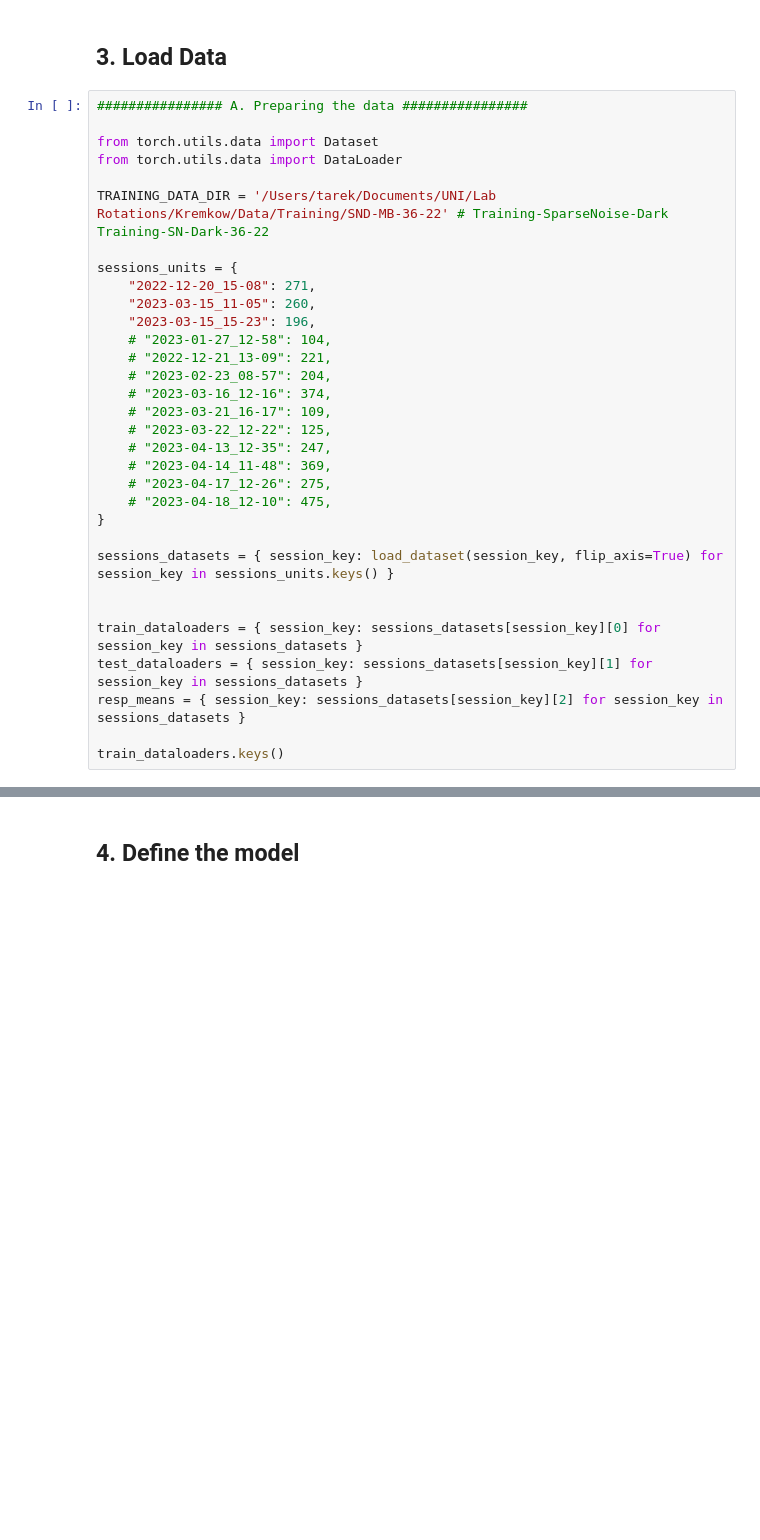
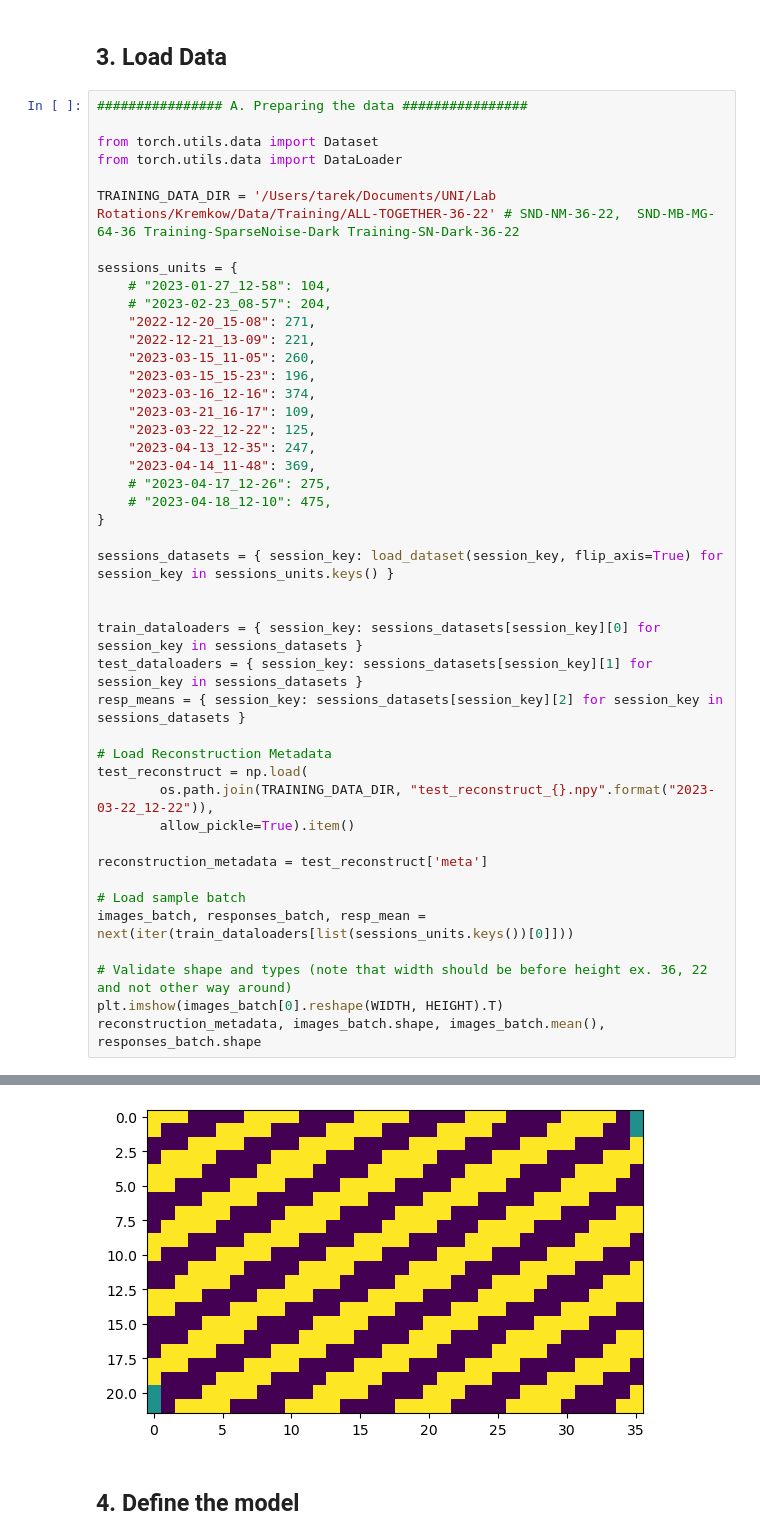
Before and after one commit to ahmedtarek-/neuropixel-predictor, a Jupyter notebook: notebooks/simplified_notebook.ipynb, the cells around one changed output, grey strips where cells are left out. Saved outputs shown, nothing was run; the diff lists cells and outputs as text; blank space fills up the shorter version.

```diff
--- a/notebooks/simplified_notebook.ipynb
+++ b/notebooks/simplified_notebook.ipynb
@@ -205,20 +166,20 @@ images_batch.shape, images_batch.mean(), responses_batch.shape
 from torch.utils.data import Dataset
 from torch.utils.data import DataLoader
 
-TRAINING_DATA_DIR = '/Users/tarek/Documents/UNI/Lab Rotations/Kremkow/Data/Training/SND-MB-36-22' # Training-SparseNoise-Dark Training-SN-Dark-36-22
+TRAINING_DATA_DIR = '/Users/tarek/Documents/UNI/Lab Rotations/Kremkow/Data/Training/ALL-TOGETHER-36-22' # SND-NM-36-22,  SND-MB-MG-64-36 Training-SparseNoise-Dark Training-SN-Dark-36-22
 
 sessions_units = {
+    # "2023-01-27_12-58": 104,
+    # "2023-02-23_08-57": 204,
     "2022-12-20_15-08": 271,
+    "2022-12-21_13-09": 221,
     "2023-03-15_11-05": 260,
     "2023-03-15_15-23": 196,
-    # "2023-01-27_12-58": 104,
-    # "2022-12-21_13-09": 221,
-    # "2023-02-23_08-57": 204,
-    # "2023-03-16_12-16": 374,
-    # "2023-03-21_16-17": 109,
-    # "2023-03-22_12-22": 125,
-    # "2023-04-13_12-35": 247,
-    # "2023-04-14_11-48": 369,
+    "2023-03-16_12-16": 374,
+    "2023-03-21_16-17": 109,
+    "2023-03-22_12-22": 125,
+    "2023-04-13_12-35": 247,
+    "2023-04-14_11-48": 369,
     # "2023-04-17_12-26": 275,
     # "2023-04-18_12-10": 475,
 }
@@ -230,5 +191,17 @@ train_dataloaders = { session_key: sessions_datasets[session_key][0] for session
 test_dataloaders = { session_key: sessions_datasets[session_key][1] for session_key in sessions_datasets }
 resp_means = { session_key: sessions_datasets[session_key][2] for session_key in sessions_datasets }
 
-train_dataloaders.keys()
+# Load Reconstruction Metadata
+test_reconstruct = np.load(
+        os.path.join(TRAINING_DATA_DIR, "test_reconstruct_{}.npy".format("2023-03-22_12-22")),
+        allow_pickle=True).item()
+
+reconstruction_metadata = test_reconstruct['meta']
+
+# Load sample batch
+images_batch, responses_batch, resp_mean = next(iter(train_dataloaders[list(sessions_units.keys())[0]]))
+
+# Validate shape and types (note that width should be before height ex. 36, 22 and not other way around)
+plt.imshow(images_batch[0].reshape(WIDTH, HEIGHT).T)
+reconstruction_metadata, images_batch.shape, images_batch.mean(), responses_batch.shape
 # %% [output]
@@ -236,3 +219,4 @@ dict_keys(['2022-12-20_15-08', '2023-03-15_11-05', '2023-03-15_15-23'])
+[figure, added]
 # %% [markdown]
 ## 4. Define the model
 # %%
```
Also changed, not shown: parts of 17 cells of this notebook, 8 other files.
